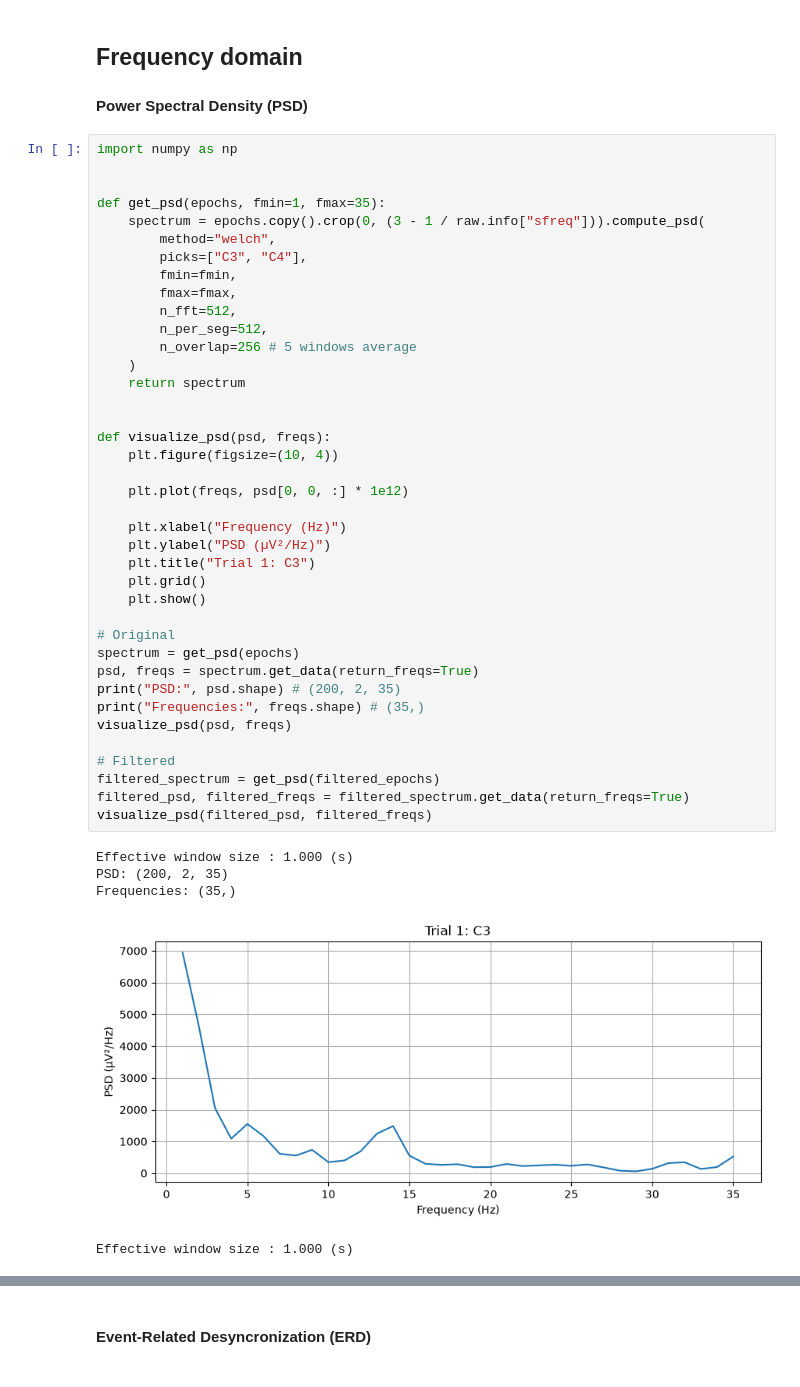
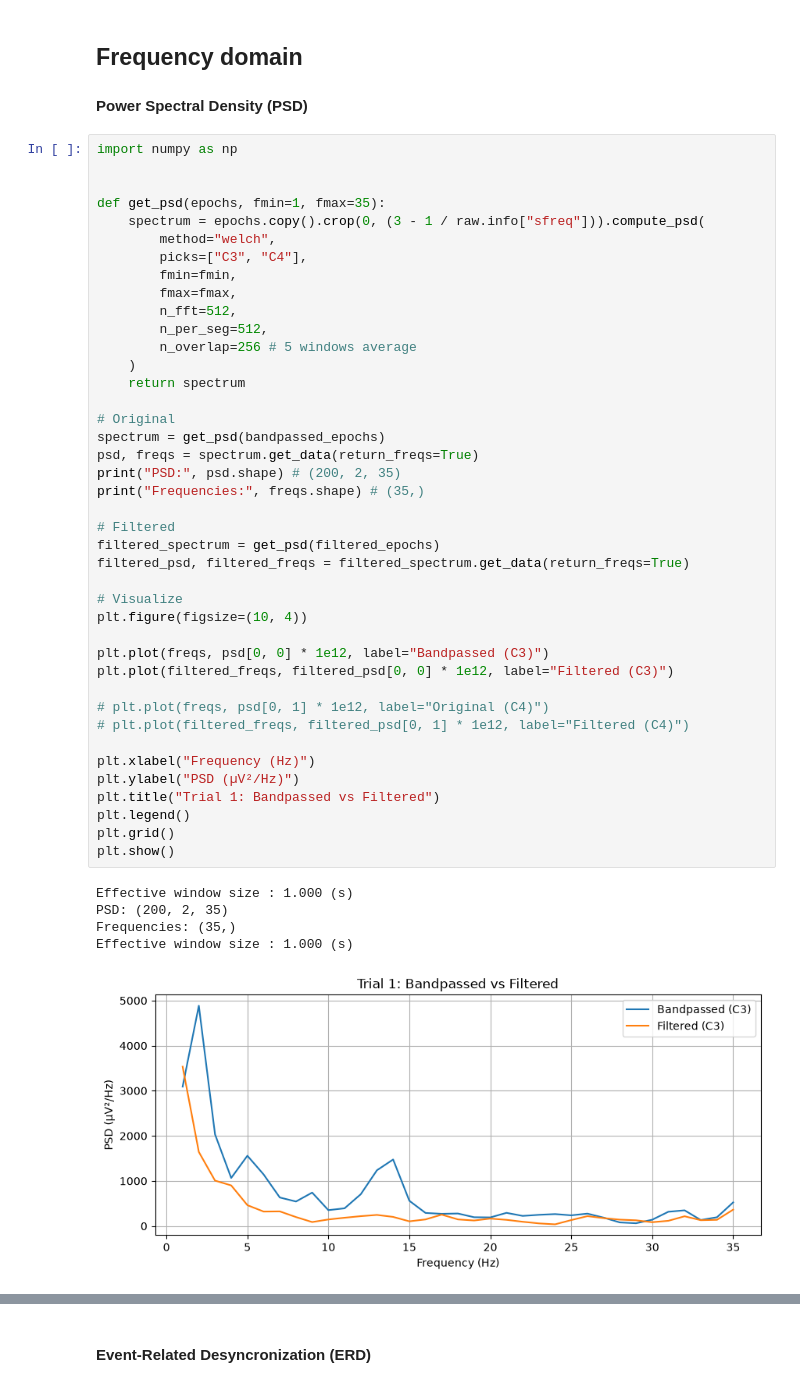
Before and after one commit to alarxx/BCI_Midterm_Project, a Jupyter notebook: project.ipynb, the cells around one changed output, grey strips where cells are left out. Cells and saved outputs as stored; diff of their text form.

```diff
--- a/project.ipynb
+++ b/project.ipynb
@@ -507,45 +664,47 @@ plt.show()
 # %%
 import numpy as np
 
 
 def get_psd(epochs, fmin=1, fmax=35):
     spectrum = epochs.copy().crop(0, (3 - 1 / raw.info["sfreq"])).compute_psd(
         method="welch",
         picks=["C3", "C4"],
         fmin=fmin,
         fmax=fmax,
         n_fft=512,
         n_per_seg=512,
         n_overlap=256 # 5 windows average
     )
     return spectrum
 
-
-def visualize_psd(psd, freqs):
-    plt.figure(figsize=(10, 4))
-
-    plt.plot(freqs, psd[0, 0, :] * 1e12)
-
-    plt.xlabel("Frequency (Hz)")
-    plt.ylabel("PSD (µV²/Hz)")
-    plt.title("Trial 1: C3")
-    plt.grid()
-    plt.show()
-
 # Original
-spectrum = get_psd(epochs)
+spectrum = get_psd(bandpassed_epochs)
 psd, freqs = spectrum.get_data(return_freqs=True)
 print("PSD:", psd.shape) # (200, 2, 35)
 print("Frequencies:", freqs.shape) # (35,)
-visualize_psd(psd, freqs)
 
 # Filtered
 filtered_spectrum = get_psd(filtered_epochs)
 filtered_psd, filtered_freqs = filtered_spectrum.get_data(return_freqs=True)
-visualize_psd(filtered_psd, filtered_freqs)
+
+# Visualize
+plt.figure(figsize=(10, 4))
+
+plt.plot(freqs, psd[0, 0] * 1e12, label="Bandpassed (C3)")
+plt.plot(filtered_freqs, filtered_psd[0, 0] * 1e12, label="Filtered (C3)")
+
+# plt.plot(freqs, psd[0, 1] * 1e12, label="Original (C4)")
+# plt.plot(filtered_freqs, filtered_psd[0, 1] * 1e12, label="Filtered (C4)")
+
+plt.xlabel("Frequency (Hz)")
+plt.ylabel("PSD (µV²/Hz)")
+plt.title("Trial 1: Bandpassed vs Filtered")
+plt.legend()
+plt.grid()
+plt.show()
 # %% [output]
 Effective window size : 1.000 (s)
 PSD: (200, 2, 35)
 Frequencies: (35,)
+Effective window size : 1.000 (s)
-[figure, old version]
+[figure, new version]
-Effective window size : 1.000 (s)
```
Also changed, not shown: parts of 20 cells of this notebook.
